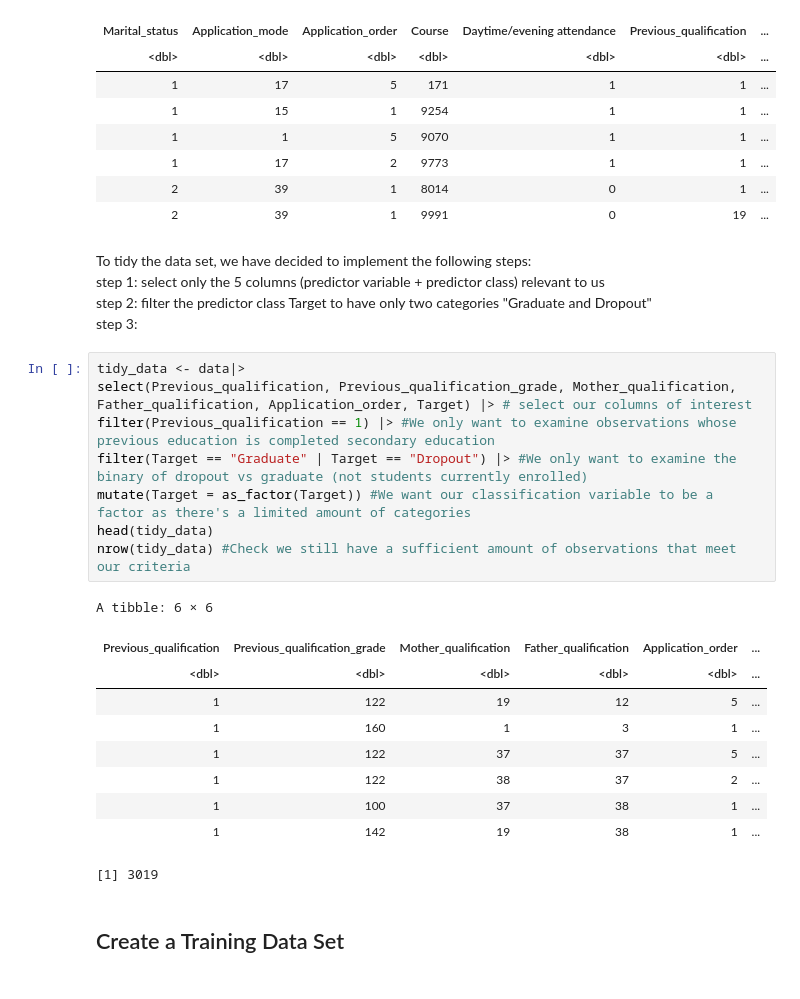
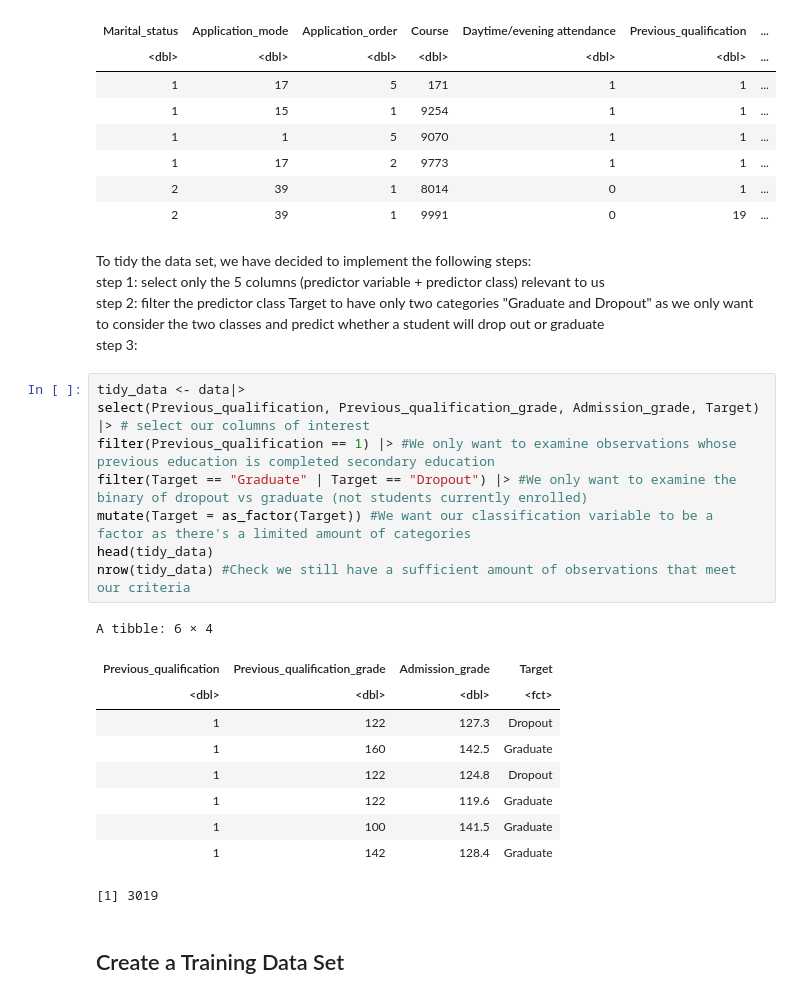
Before and after one commit to jternier/dsci_100_project, a Jupyter notebook: tidy_data/tidy_data.ipynb, the cells around one changed output. Saved outputs shown, nothing was run; the diff lists cells and outputs as text.

Commit message:
Changed our Columns of Interest

```diff
--- a/tidy_data/tidy_data.ipynb
+++ b/tidy_data/tidy_data.ipynb
@@ -60,26 +60,26 @@ A tibble: 6 × 37
 # %% [markdown]
 To tidy the data set, we have decided to implement the following steps:\
 step 1: select only the 5 columns (predictor variable + predictor class) relevant to us\
-step 2: filter the predictor class Target to have only two categories "Graduate and Dropout"\
+step 2: filter the predictor class Target to have only two categories "Graduate and Dropout" as we only want to consider the two classes and predict whether a student will drop out or graduate\
 step 3:
 # %%
 tidy_data <- data|>
-select(Previous_qualification, Previous_qualification_grade, Mother_qualification, Father_qualification, Application_order, Target) |> # select our columns of interest
+select(Previous_qualification, Previous_qualification_grade, Admission_grade, Target) |> # select our columns of interest
 filter(Previous_qualification == 1) |> #We only want to examine observations whose previous education is completed secondary education
 filter(Target == "Graduate" | Target == "Dropout") |> #We only want to examine the binary of dropout vs graduate (not students currently enrolled)
 mutate(Target = as_factor(Target)) #We want our classification variable to be a factor as there's a limited amount of categories
 head(tidy_data)
 nrow(tidy_data) #Check we still have a sufficient amount of observations that meet our criteria
 # %% [output]
-A tibble: 6 × 6
+A tibble: 6 × 4
-| Previous_qualification | Previous_qualification_grade | Mother_qualification | Father_qualification | Application_order | ... |
-| <dbl> | <dbl> | <dbl> | <dbl> | <dbl> | ... |
-| 1 | 122 | 19 | 12 | 5 | ... |
-| 1 | 160 | 1 | 3 | 1 | ... |
-| 1 | 122 | 37 | 37 | 5 | ... |
-| 1 | 122 | 38 | 37 | 2 | ... |
-| 1 | 100 | 37 | 38 | 1 | ... |
-| 1 | 142 | 19 | 38 | 1 | ... |
+| Previous_qualification | Previous_qualification_grade | Admission_grade | Target |
+| <dbl> | <dbl> | <dbl> | <fct> |
+| 1 | 122 | 127.3 | Dropout |
+| 1 | 160 | 142.5 | Graduate |
+| 1 | 122 | 124.8 | Dropout |
+| 1 | 122 | 119.6 | Graduate |
+| 1 | 100 | 141.5 | Graduate |
+| 1 | 142 | 128.4 | Graduate |
 [1] 3019
 # %% [markdown]
 ## Create a Training Data Set
```
Also changed, not shown: parts of 1 cell of this notebook.
